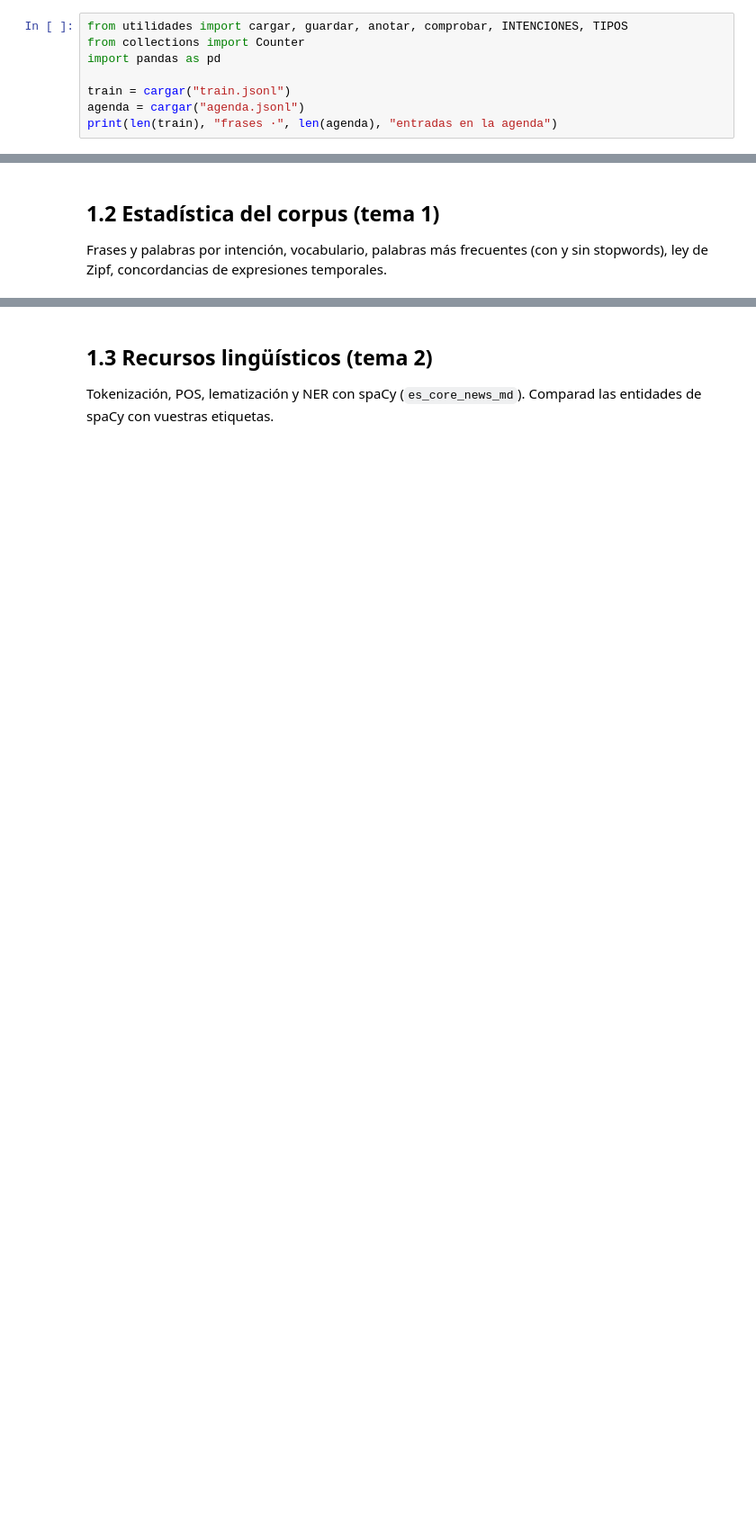
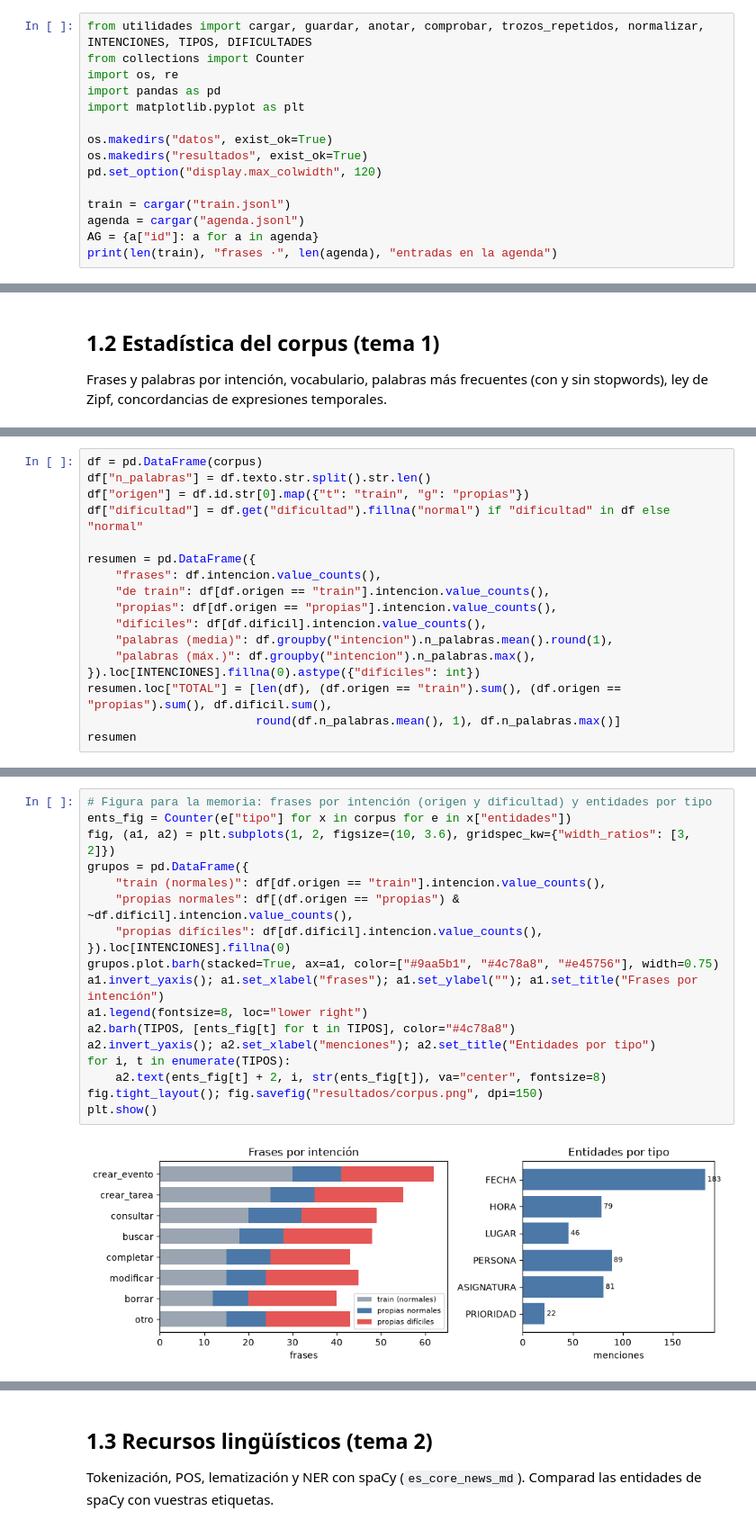
Before and after one commit to mvnueloc/natural-language-scheduler, a Jupyter notebook: 1_corpus.ipynb, the cells around one changed output, grey strips where cells are left out. Shown at 90% size. Cells and saved outputs as stored; diff of their text form; blank space fills up the shorter version.

```diff
--- a/1_corpus.ipynb
+++ b/1_corpus.ipynb
@@ -5,10 +5,17 @@ Práctica final · **Asistente de agenda en lenguaje natural** · Procesamiento
 
 Poned en la misma carpeta este notebook, `utilidades.py`, `evaluar.py`, `train.jsonl` y `agenda.jsonl`. Las celdas marcadas con `# TODO` son las que tenéis que completar.
 # %%
-from utilidades import cargar, guardar, anotar, comprobar, INTENCIONES, TIPOS
+from utilidades import cargar, guardar, anotar, comprobar, trozos_repetidos, normalizar, INTENCIONES, TIPOS, DIFICULTADES
 from collections import Counter
+import os, re
 import pandas as pd
+import matplotlib.pyplot as plt
+
+os.makedirs("datos", exist_ok=True)
+os.makedirs("resultados", exist_ok=True)
+pd.set_option("display.max_colwidth", 120)
 
 train = cargar("train.jsonl")
 agenda = cargar("agenda.jsonl")
+AG = {a["id"]: a for a in agenda}
 print(len(train), "frases ·", len(agenda), "entradas en la agenda")
@@ -35,0 +422,17 @@ print(df.groupby("intencion").n_palabras.mean().round(1))
+# %%
+df = pd.DataFrame(corpus)
+df["n_palabras"] = df.texto.str.split().str.len()
+df["origen"] = df.id.str[0].map({"t": "train", "g": "propias"})
+df["dificultad"] = df.get("dificultad").fillna("normal") if "dificultad" in df else "normal"
+
+resumen = pd.DataFrame({
+    "frases": df.intencion.value_counts(),
+    "de train": df[df.origen == "train"].intencion.value_counts(),
+    "propias": df[df.origen == "propias"].intencion.value_counts(),
+    "difíciles": df[df.dificil].intencion.value_counts(),
+    "palabras (media)": df.groupby("intencion").n_palabras.mean().round(1),
+    "palabras (máx.)": df.groupby("intencion").n_palabras.max(),
+}).loc[INTENCIONES].fillna(0).astype({"difíciles": int})
+resumen.loc["TOTAL"] = [len(df), (df.origen == "train").sum(), (df.origen == "propias").sum(), df.dificil.sum(),
+                        round(df.n_palabras.mean(), 1), df.n_palabras.max()]
+resumen
@@ -35,0 +468,20 @@ print(df.groupby("intencion").n_palabras.mean().round(1))
+# %%
+# Figura para la memoria: frases por intención (origen y dificultad) y entidades por tipo
+ents_fig = Counter(e["tipo"] for x in corpus for e in x["entidades"])
+fig, (a1, a2) = plt.subplots(1, 2, figsize=(10, 3.6), gridspec_kw={"width_ratios": [3, 2]})
+grupos = pd.DataFrame({
+    "train (normales)": df[df.origen == "train"].intencion.value_counts(),
+    "propias normales": df[(df.origen == "propias") & ~df.dificil].intencion.value_counts(),
+    "propias difíciles": df[df.dificil].intencion.value_counts(),
+}).loc[INTENCIONES].fillna(0)
+grupos.plot.barh(stacked=True, ax=a1, color=["#9aa5b1", "#4c78a8", "#e45756"], width=0.75)
+a1.invert_yaxis(); a1.set_xlabel("frases"); a1.set_ylabel(""); a1.set_title("Frases por intención")
+a1.legend(fontsize=8, loc="lower right")
+a2.barh(TIPOS, [ents_fig[t] for t in TIPOS], color="#4c78a8")
+a2.invert_yaxis(); a2.set_xlabel("menciones"); a2.set_title("Entidades por tipo")
+for i, t in enumerate(TIPOS):
+    a2.text(ents_fig[t] + 2, i, str(ents_fig[t]), va="center", fontsize=8)
+fig.tight_layout(); fig.savefig("resultados/corpus.png", dpi=150)
+plt.show()
+# %% [output]
+[figure, added]
```
Also changed, not shown: parts of 34 cells of this notebook, 10 other files.
